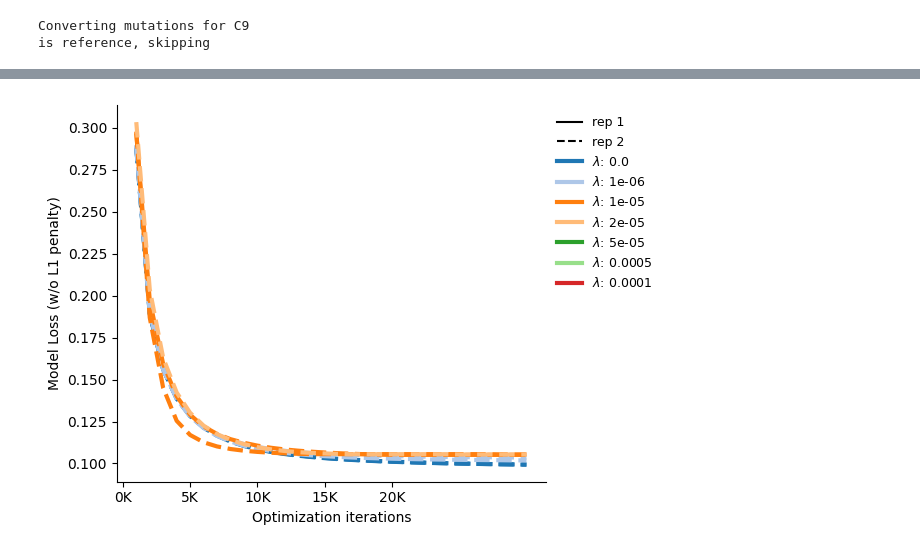
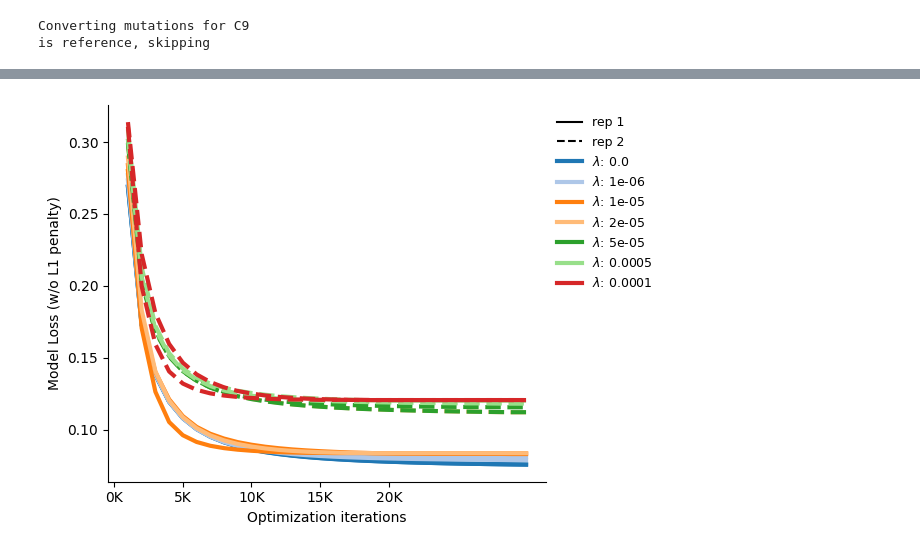
Before and after one commit to matsengrp/CYP-multidms, a Jupyter notebook: notebooks/08-13-23-Analysis.ipynb, the cells around one changed output, grey strips where cells are left out. Drawn from its saved outputs; the diff is of its cells as text; code cells hidden in the pictures.

```diff
--- a/notebooks/08-13-23-Analysis.ipynb
+++ b/notebooks/08-13-23-Analysis.ipynb
@@ -423,16 +451,26 @@ fit_params = {
     'iterations_per_step':1000
 }
 
-for lasso in [0.0, 1e-06, 1e-05, 2e-05, 5e-05, 5e-4, 1e-4]:
 
-    fit_params["scale_coeff_lasso_shift"] = lasso
-    start_t = time.time()
-    fit = multidms.utils.fit_wrapper(data, **fit_params)
-    fit["target"] = "abundance_score"
+for replicate, replicate_df in func_score_df.groupby("replicate"):
+    data = multidms.Data(
+        replicate_df.rename({target:"func_score"}, axis=1).reset_index(drop=True),
+        reference = "C9",
+        collapse_identical_variants = False,
+        alphabet= multidms.AAS_WITHSTOP,
+        verbose=True
+    )
+    for lasso in [0.0, 1e-06, 1e-05, 2e-05, 5e-05, 5e-4, 1e-4]:
 
-    models = pd.concat([models, fit], ignore_index=True)
-    end_t = time.time()
-    print(f"FINISHED total time: {round(end_t - start_t)} seconds")
+        fit_params["scale_coeff_lasso_shift"] = lasso
+        start_t = time.time()
+        fit = multidms.utils.fit_wrapper(data, **fit_params)
+        fit["target"] = "abundance_score"
+        fit["replicate"] = replicate
 
-    print(f"Done")
+        models = pd.concat([models, fit], ignore_index=True)
+        end_t = time.time()
+        print(f"FINISHED total time: {round(end_t - start_t)} seconds")
+
+        print(f"Done")
 # %% [output]
@@ -494,2 +565,2 @@ mut_df.to_csv(f"{OUTDIR}/sweep_mut_df.csv")
 # %%
-models
+models = pickle.load(open(f"{OUTDIR}/models.pkl", "rb"))
@@ -531,42 +611,42 @@ for i, (model, model_row) in enumerate(models.iterrows()):
         model_row.step_loss,
         c=cmap.colors[color_idx],
         lw=3,
-        linestyle="--",
-        # linestyle="-" if model_row.replicate == 0 else "--",
+        # linestyle="--",
+        linestyle="-" if model_row.replicate == "Rep2" else "--",
         label=f"scale_coeff: {model_row.scale_coeff_lasso_shift}"
     )
 
 ticks = range(0, 20001, 5000)
 labels = [f"{t//1000}K" for t in ticks]
 ax.set_xticks(ticks, labels, rotation=0, ha='center')
 ax.set_ylabel("Model Loss (w/o L1 penalty)")
 ax.set_xlabel("Optimization iterations")
 
 black_line = mlines.Line2D([], [], color='black', linestyle='-',
                           markersize=5, label='rep 1')
 black_dashed = mlines.Line2D([], [], color='black',linestyle='--',
                           markersize=5, label='rep 2')
 lasso_color_handles = [
     mlines.Line2D(
         [], [],
         color=color,
         linestyle='-',
         markersize=5,
         linewidth=3,
         label="$\lambda$: "+str(lasso)
     )
     for lasso, color in zip(models.scale_coeff_lasso_shift.unique(), cmap.colors)
 ]
 
 elements = [black_line, black_dashed] + lasso_color_handles
 ax.legend(handles=elements, bbox_to_anchor = (1, 1), loc='upper left', frameon=False, fontsize=9)
 sns.despine(ax=ax)
 ax.set_ylim()
 plt.tight_layout()
 fig.savefig(f"{OUTDIR}/{saveas}.pdf",bbox_inches='tight')
 plt.show()
 # %% [output]
-[figure, old version]
+[figure, new version]
 # %%
 models = models.sort_values("scale_coeff_lasso_shift").reset_index(drop=True)
 # %%
```
Also changed, not shown: parts of 26 cells of this notebook, 13 other files.
